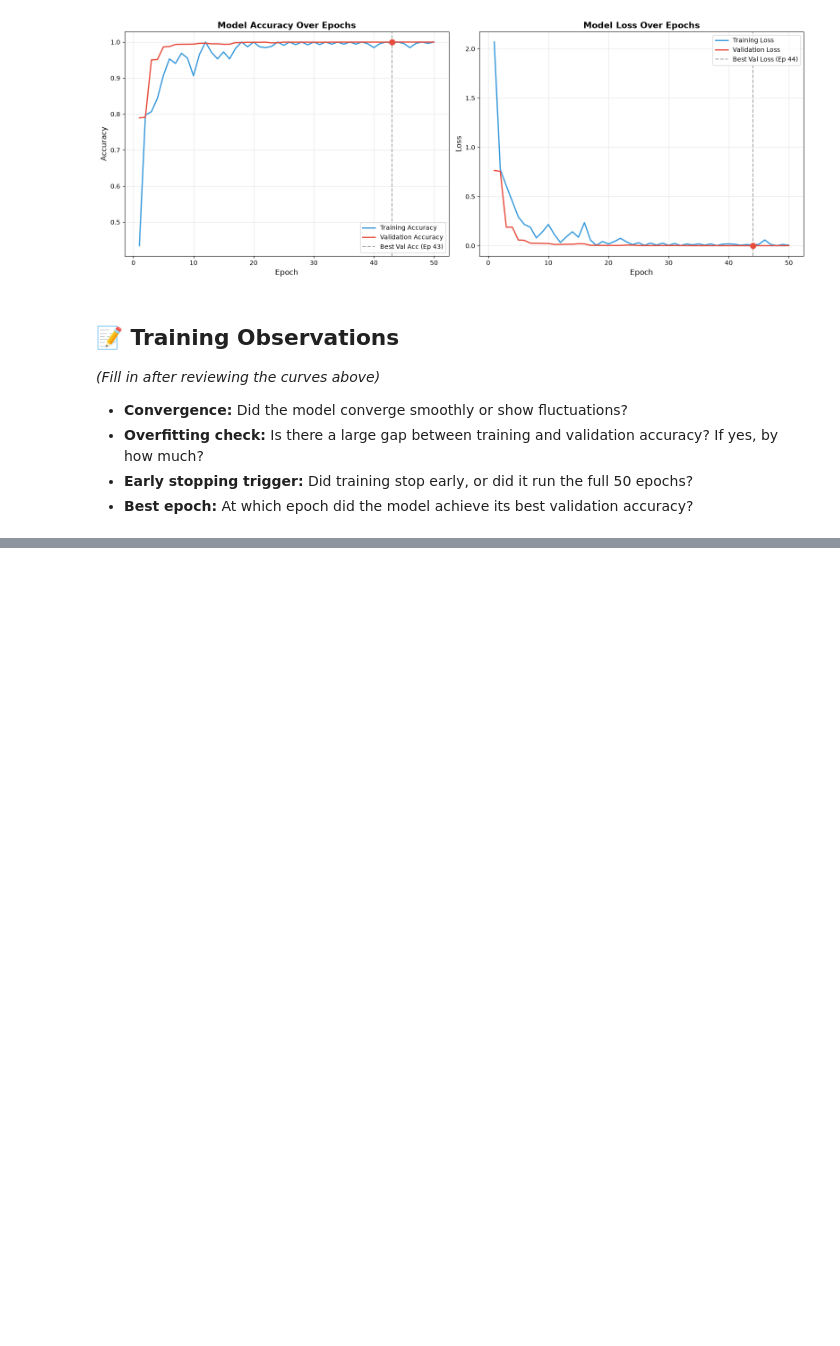
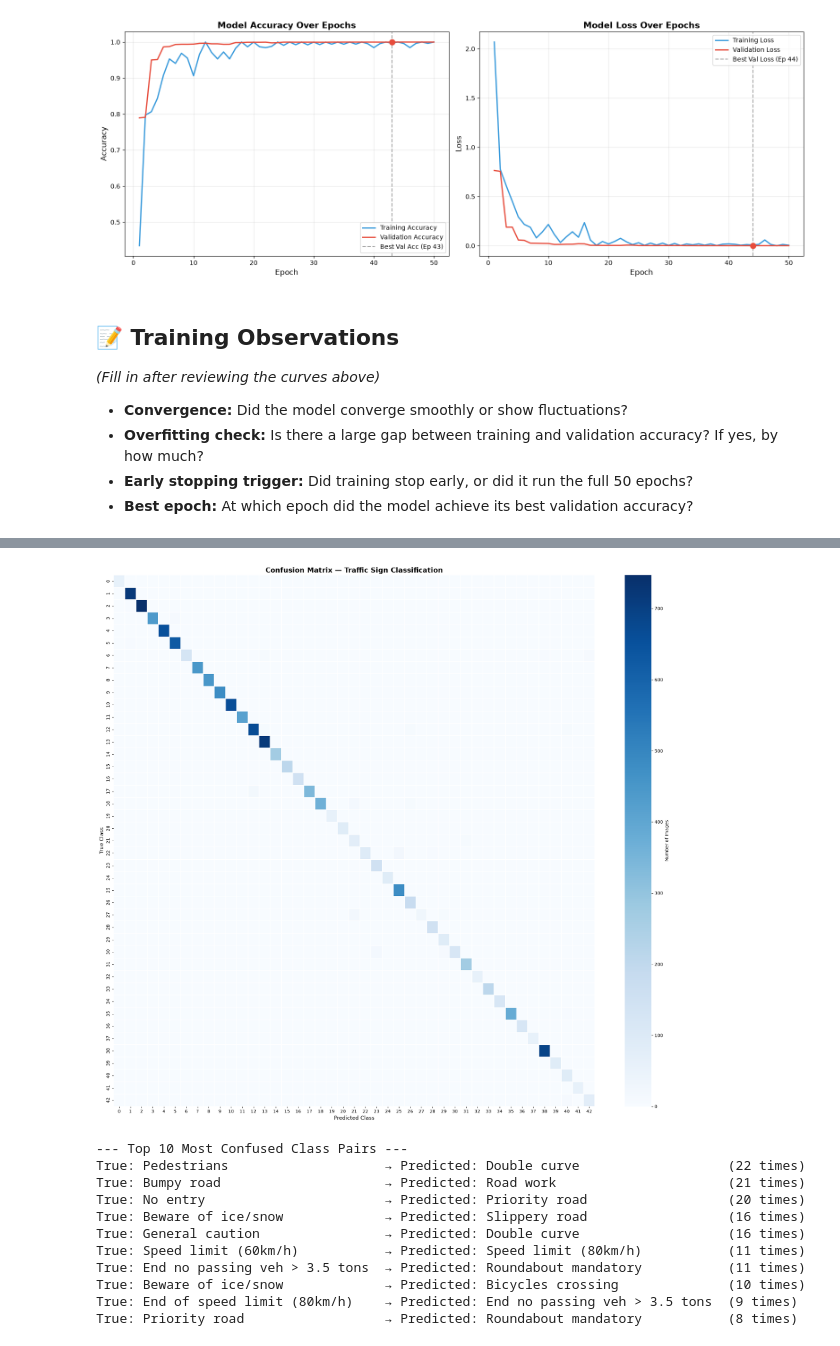
Before and after one commit to AhmadR-11/AI-ML-Projects, a Jupyter notebook: Traffic-Signs-Recognition/Traffic_Signs.ipynb, the cells around one changed output, grey strips where cells are left out. Cells and saved outputs as stored; diff of their text form; code cells hidden in the pictures; blank space fills up the shorter version.

```diff
--- a/Traffic-Signs-Recognition/Traffic_Signs.ipynb
+++ b/Traffic-Signs-Recognition/Traffic_Signs.ipynb
@@ -620,0 +710,42 @@ plt.show()
+# %%
+# 1. Compute Confusion Matrix
+cm = confusion_matrix(y_true, y_pred)
+
+# 2. Plot large heatmap
+plt.figure(figsize=(20, 18))
+sns.heatmap(
+    cm, annot=False, cmap='Blues',
+    xticklabels=range(num_classes), yticklabels=range(num_classes),
+    linewidths=0.2, cbar_kws={'label': 'Number of Images'}
+)
+plt.title('Confusion Matrix — Traffic Sign Classification', fontsize=16, fontweight='bold')
+plt.xlabel('Predicted Class', fontsize=12)
+plt.ylabel('True Class', fontsize=12)
+plt.tight_layout()
+plt.savefig('outputs/05_confusion_matrix.png', dpi=150, bbox_inches='tight')
+plt.show()
+
+# 3. Find and print the top 10 most confused class pairs
+cm_offdiag = cm.copy()
+np.fill_diagonal(cm_offdiag, 0)
+
+top10_indices = np.argsort(cm_offdiag.ravel())[-10:][::-1]
+
+print("\n--- Top 10 Most Confused Class Pairs ---")
+for idx in top10_indices:
+    true_cls, pred_cls = np.unravel_index(idx, cm_offdiag.shape)
+    count = cm_offdiag[true_cls, pred_cls]
+    print(f"True: {class_names[true_cls]:<30} → Predicted: {class_names[pred_cls]:<30} ({count} times)")
+# %% [output]
+[figure, added]
+--- Top 10 Most Confused Class Pairs ---
+True: Pedestrians                    → Predicted: Double curve                   (22 times)
+True: Bumpy road                     → Predicted: Road work                      (21 times)
+True: No entry                       → Predicted: Priority road                  (20 times)
+True: Beware of ice/snow             → Predicted: Slippery road                  (16 times)
+True: General caution                → Predicted: Double curve                   (16 times)
+True: Speed limit (60km/h)           → Predicted: Speed limit (80km/h)           (11 times)
+True: End no passing veh > 3.5 tons  → Predicted: Roundabout mandatory           (11 times)
+True: Beware of ice/snow             → Predicted: Bicycles crossing              (10 times)
+True: End of speed limit (80km/h)    → Predicted: End no passing veh > 3.5 tons  (9 times)
+True: Priority road                  → Predicted: Roundabout mandatory           (8 times)
```
Also changed, not shown: parts of 11 cells of this notebook.
